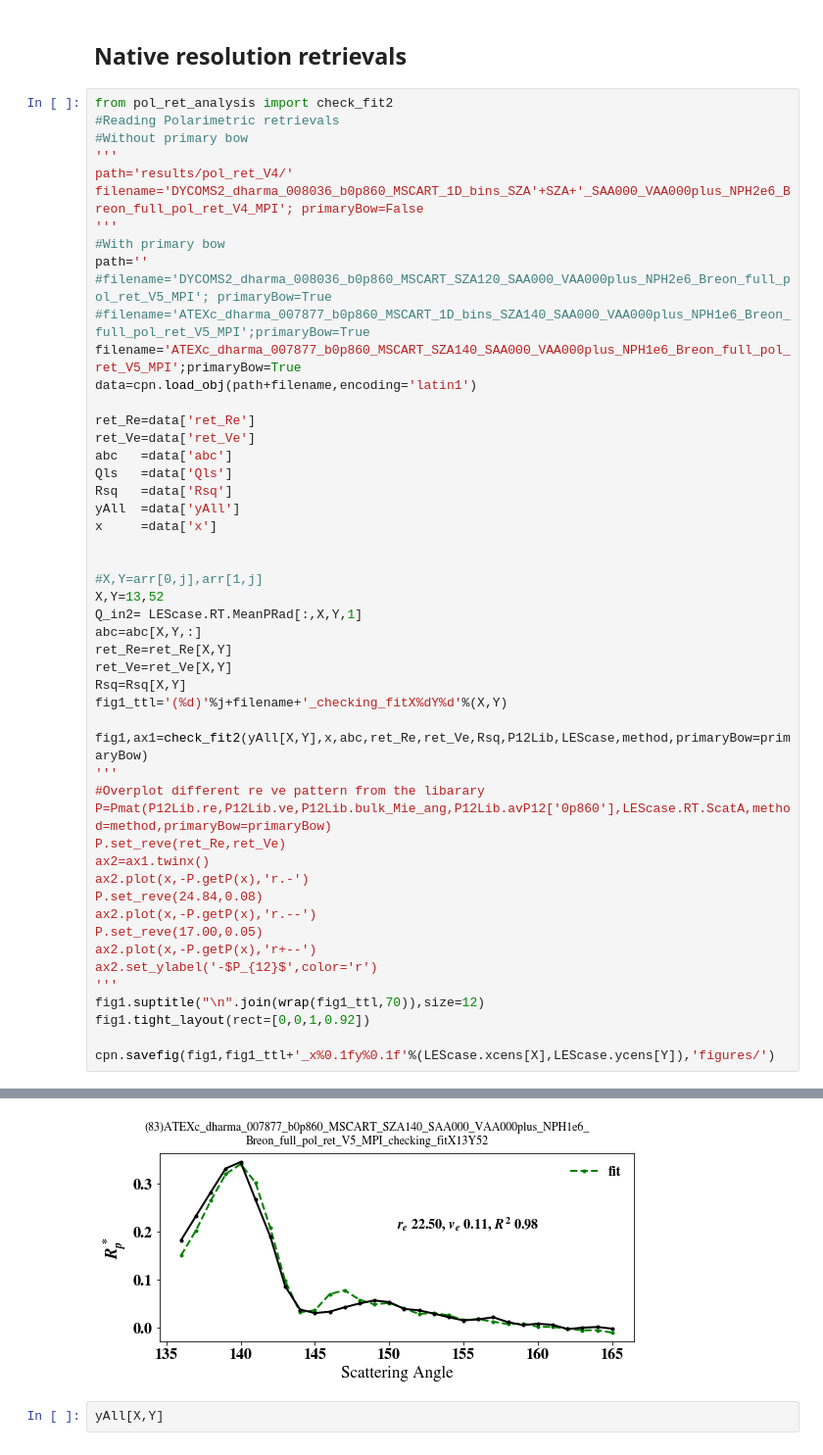
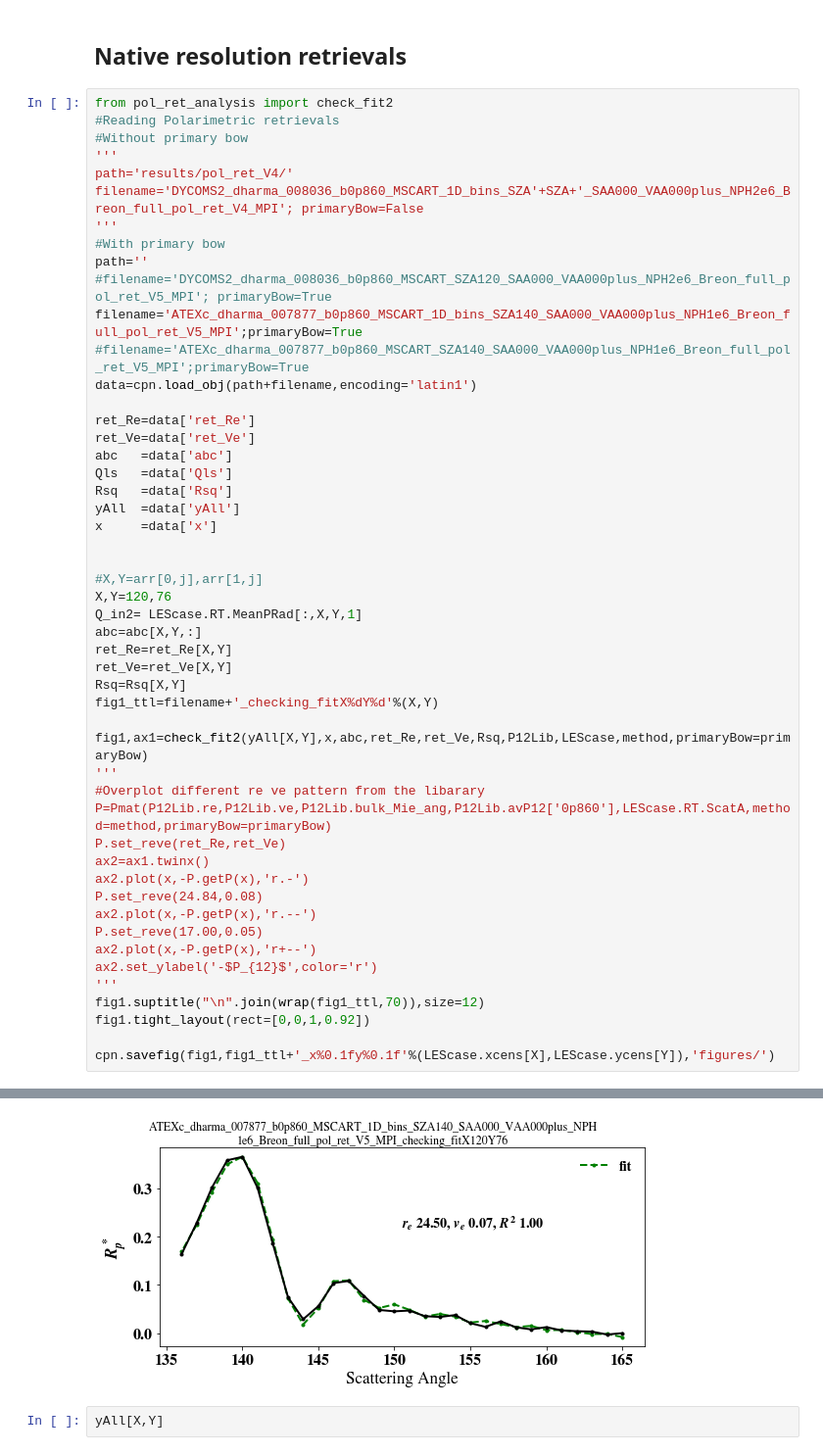
Before and after one commit to cpnHere/ACRS, a Jupyter notebook: Retrievals/Pol_retrievals/analysis_pol_ret.ipynb, the cells around one changed output, grey strips where cells are left out. Shown at 98% size. Drawn from its saved outputs; the diff is of its cells as text.

```diff
--- a/Retrievals/Pol_retrievals/analysis_pol_ret.ipynb
+++ b/Retrievals/Pol_retrievals/analysis_pol_ret.ipynb
@@ -67,8 +67,8 @@ filename='DYCOMS2_dharma_008036_b0p860_MSCART_1D_bins_SZA'+SZA+'_SAA000_VAA000pl
 #With primary bow
 path=''
 #filename='DYCOMS2_dharma_008036_b0p860_MSCART_SZA120_SAA000_VAA000plus_NPH2e6_Breon_full_pol_ret_V5_MPI'; primaryBow=True
-#filename='ATEXc_dharma_007877_b0p860_MSCART_1D_bins_SZA140_SAA000_VAA000plus_NPH1e6_Breon_full_pol_ret_V5_MPI';primaryBow=True
-filename='ATEXc_dharma_007877_b0p860_MSCART_SZA140_SAA000_VAA000plus_NPH1e6_Breon_full_pol_ret_V5_MPI';primaryBow=True
+filename='ATEXc_dharma_007877_b0p860_MSCART_1D_bins_SZA140_SAA000_VAA000plus_NPH1e6_Breon_full_pol_ret_V5_MPI';primaryBow=True
+#filename='ATEXc_dharma_007877_b0p860_MSCART_SZA140_SAA000_VAA000plus_NPH1e6_Breon_full_pol_ret_V5_MPI';primaryBow=True
 data=cpn.load_obj(path+filename,encoding='latin1')
 
 ret_Re=data['ret_Re']
@@ -81,13 +81,13 @@ x     =data['x']
 
 
 #X,Y=arr[0,j],arr[1,j]
-X,Y=13,52
+X,Y=120,76
 Q_in2= LEScase.RT.MeanPRad[:,X,Y,1]
 abc=abc[X,Y,:]
 ret_Re=ret_Re[X,Y]
 ret_Ve=ret_Ve[X,Y]
 Rsq=Rsq[X,Y]
-fig1_ttl='(%d)'%j+filename+'_checking_fitX%dY%d'%(X,Y)
+fig1_ttl=filename+'_checking_fitX%dY%d'%(X,Y)
 
 fig1,ax1=check_fit2(yAll[X,Y],x,abc,ret_Re,ret_Ve,Rsq,P12Lib,LEScase,method,primaryBow=primaryBow)
 '''
@@ -114,4 +114,4 @@ figures/(83)ATEXc_dharma_007877_b0p860_MSCART_SZA140_SAA000_VAA000plus_NPH1e6_Br
-[figure, old version]
+[figure, new version]
 # %%
 yAll[X,Y]
 # %% [output]
```
Also changed, not shown: parts of 8 cells of this notebook, 3 other files.
